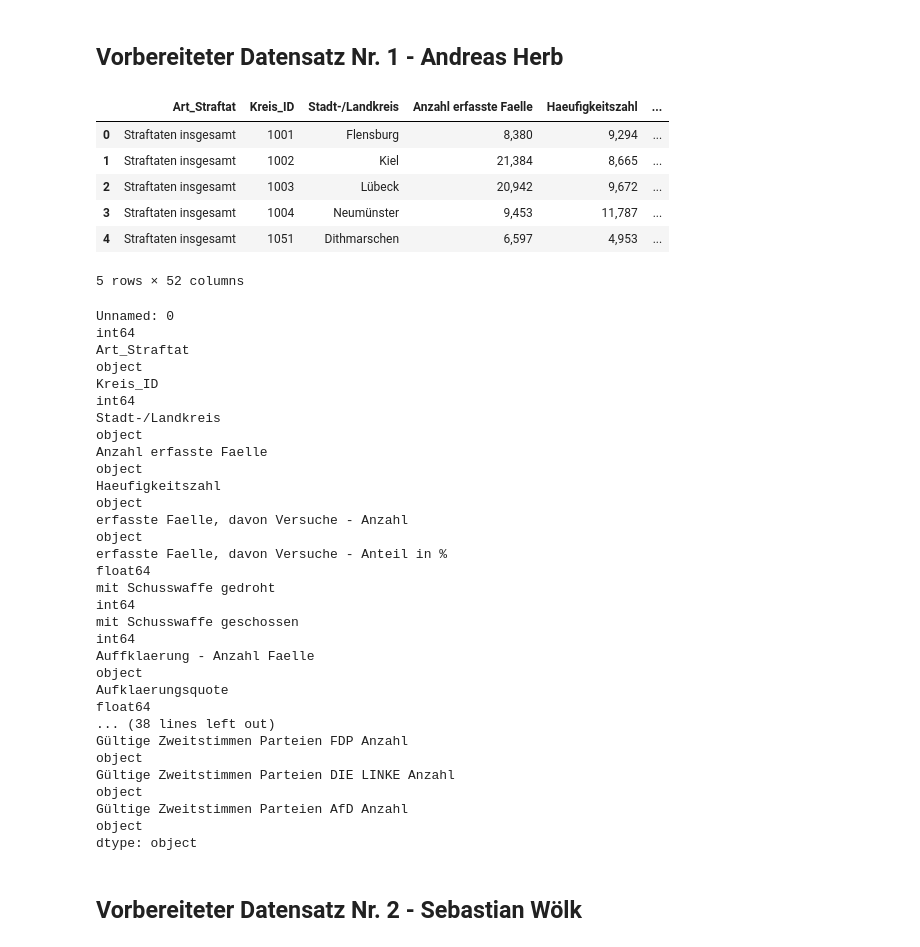
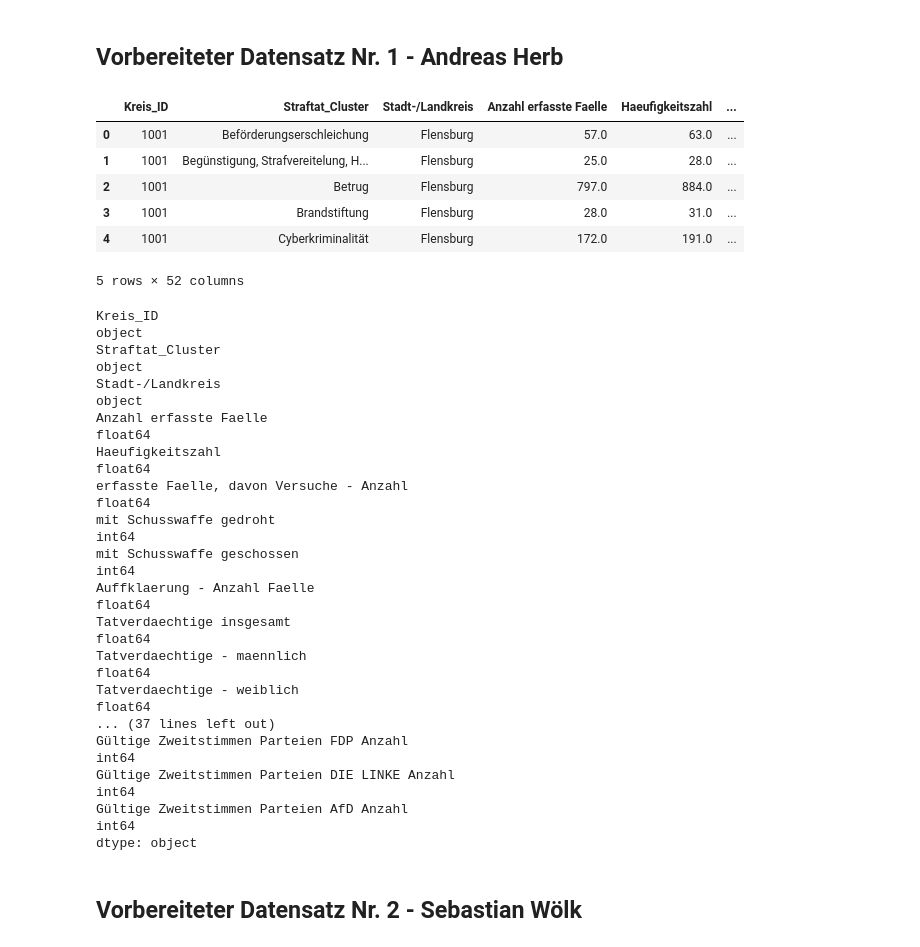
Before and after one commit to andreashrb/Python_for_DS_Project, a Jupyter notebook: interim_result/DataMerging.ipynb, the cells around one changed output. Saved outputs shown, nothing was run; the diff lists cells and outputs as text; code cells hidden in the pictures.

```diff
--- a/interim_result/DataMerging.ipynb
+++ b/interim_result/DataMerging.ipynb
@@ -3,41 +3,42 @@
 # %%
 import pandas as pd
 # %%
-url_andreas = 'https://raw.githubusercontent.com/andreashrb/Python_for_DS_Project/main/data/Data_prep_Andreas.csv'
+url_andreas = 'https://raw.githubusercontent.com/andreashrb/Python_for_DS_Project/main/data/DataPreparation_Andreas.csv'
 url_sebastian = 'https://raw.githubusercontent.com/andreashrb/Python_for_DS_Project/main/data/DataPreparation_Sebastian.csv'
 # %% [markdown]
 ## Vorbereiteter Datensatz Nr. 1 - Andreas Herb
 # %%
 df_andreas = pd.read_csv(url_andreas)
 df_andreas = df_andreas.drop('Unnamed: 0', axis = 1)
+df_andreas['Kreis_ID'] = df_andreas['Kreis_ID'].astype(str)
 df_andreas.head()
 # %% [output]
-|  | Art_Straftat | Kreis_ID | Stadt-/Landkreis | Anzahl erfasste Faelle | Haeufigkeitszahl | ... |
-| 0 | Straftaten insgesamt | 1001 | Flensburg | 8,380 | 9,294 | ... |
-| 1 | Straftaten insgesamt | 1002 | Kiel | 21,384 | 8,665 | ... |
-| 2 | Straftaten insgesamt | 1003 | Lübeck | 20,942 | 9,672 | ... |
-| 3 | Straftaten insgesamt | 1004 | Neumünster | 9,453 | 11,787 | ... |
-| 4 | Straftaten insgesamt | 1051 | Dithmarschen | 6,597 | 4,953 | ... |
+|  | Kreis_ID | Straftat_Cluster | Stadt-/Landkreis | Anzahl erfasste Faelle | Haeufigkeitszahl | ... |
+| 0 | 1001 | Beförderungserschleichung | Flensburg | 57.0 | 63.0 | ... |
+| 1 | 1001 | Begünstigung, Strafvereitelung, H... | Flensburg | 25.0 | 28.0 | ... |
+| 2 | 1001 | Betrug | Flensburg | 797.0 | 884.0 | ... |
+| 3 | 1001 | Brandstiftung | Flensburg | 28.0 | 31.0 | ... |
+| 4 | 1001 | Cyberkriminalität | Flensburg | 172.0 | 191.0 | ... |
 5 rows × 52 columns
 # %%
 df_andreas.dtypes
 # %% [output]
-Unnamed: 0                                                                                          int64
-Art_Straftat                                                                                       object
-Kreis_ID                                                                                            int64
+Kreis_ID                                                                                           object
+Straftat_Cluster                                                                                   object
 Stadt-/Landkreis                                                                                   object
-Anzahl erfasste Faelle                                                                             object
-Haeufigkeitszahl                                                                                   object
-erfasste Faelle, davon Versuche - Anzahl                                                           object
-erfasste Faelle, davon Versuche - Anteil in %                                                     float64
+Anzahl erfasste Faelle                                                                            float64
+Haeufigkeitszahl                                                                                  float64
+erfasste Faelle, davon Versuche - Anzahl                                                          float64
 mit Schusswaffe gedroht                                                                             int64
 mit Schusswaffe geschossen                                                                          int64
-Auffklaerung - Anzahl Faelle                                                                       object
-Aufklaerungsquote                                                                                 float64
-... (38 lines left out)
-Gültige Zweitstimmen Parteien FDP Anzahl                                                           object
-Gültige Zweitstimmen Parteien DIE LINKE Anzahl                                                     object
-Gültige Zweitstimmen Parteien AfD Anzahl                                                           object
+Auffklaerung - Anzahl Faelle                                                                      float64
+Tatverdaechtige insgesamt                                                                         float64
+Tatverdaechtige - maennlich                                                                       float64
+Tatverdaechtige - weiblich                                                                        float64
+... (37 lines left out)
+Gültige Zweitstimmen Parteien FDP Anzahl                                                            int64
+Gültige Zweitstimmen Parteien DIE LINKE Anzahl                                                      int64
+Gültige Zweitstimmen Parteien AfD Anzahl                                                            int64
 dtype: object
 # %% [markdown]
 ## Vorbereiteter Datensatz Nr. 2 - Sebastian Wölk
```
Also changed, not shown: parts of 8 cells of this notebook, 1 other file.
